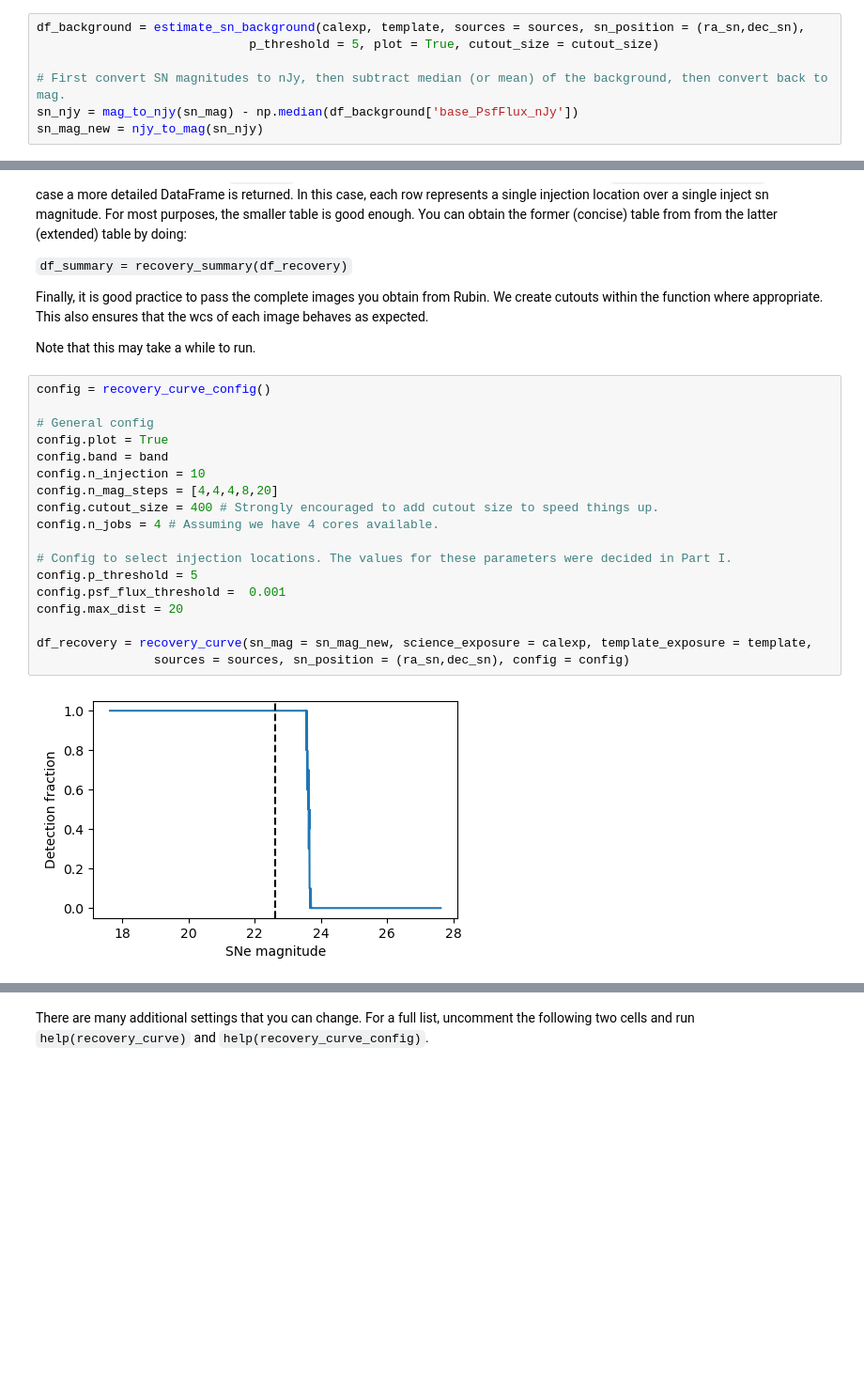
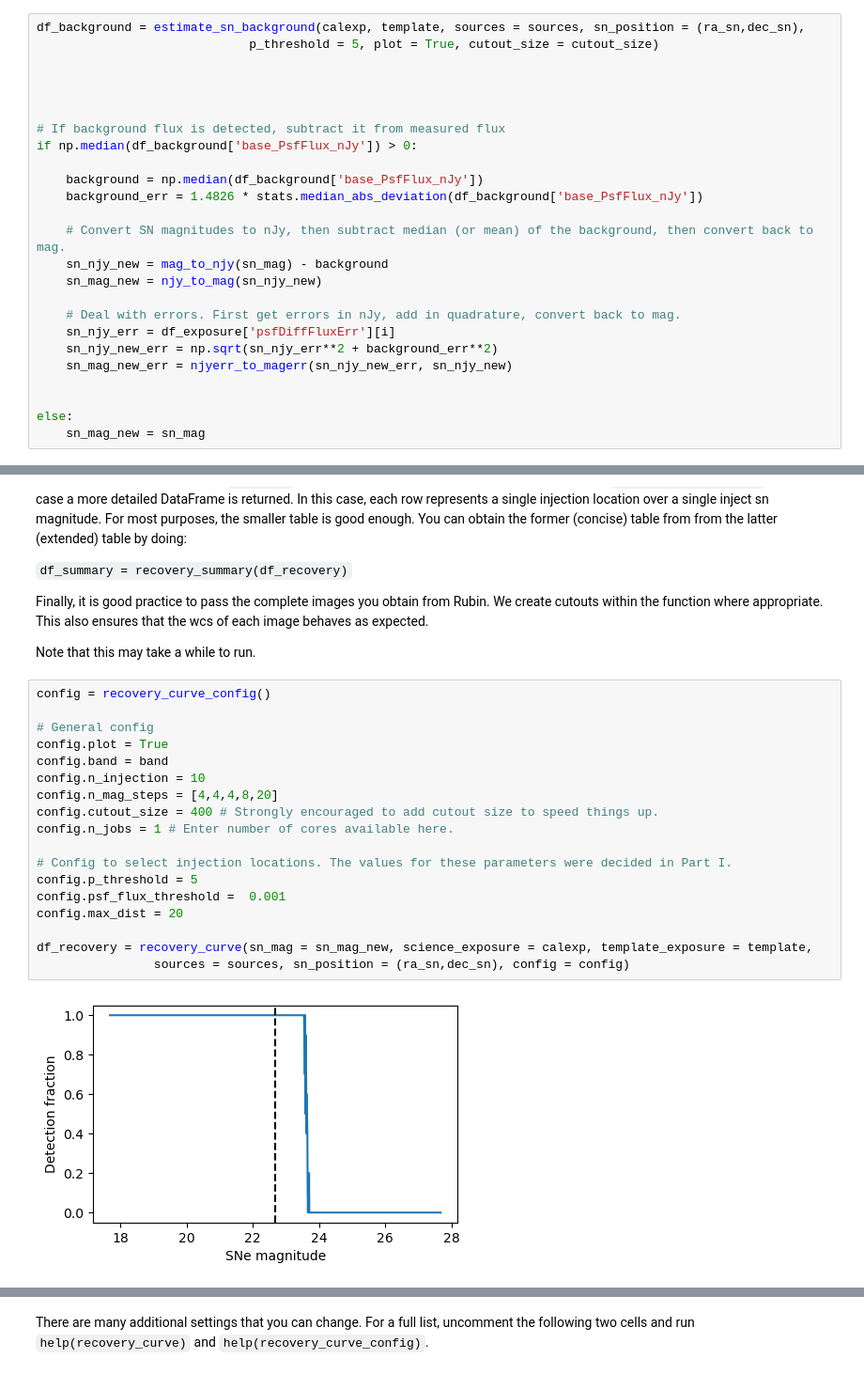
Before and after one commit to tobiasgeron/detect, a Jupyter notebook: tutorial.ipynb, the cells around one changed output, grey strips where cells are left out. Shown at 94% size. Cells and saved outputs as stored; diff of their text form; blank space fills up the shorter version.

```diff
--- a/tutorial.ipynb
+++ b/tutorial.ipynb
@@ -352,9 +353,27 @@ There can be a lot of detections at various places in this image, even when ther
 df_background = estimate_sn_background(calexp, template, sources = sources, sn_position = (ra_sn,dec_sn),
                              p_threshold = 5, plot = True, cutout_size = cutout_size)
 
-# First convert SN magnitudes to nJy, then subtract median (or mean) of the background, then convert back to mag.
-sn_njy = mag_to_njy(sn_mag) - np.median(df_background['base_PsfFlux_nJy'])
-sn_mag_new = njy_to_mag(sn_njy)
+
+
+
+# If background flux is detected, subtract it from measured flux
+if np.median(df_background['base_PsfFlux_nJy']) > 0:
+
+    background = np.median(df_background['base_PsfFlux_nJy'])
+    background_err = 1.4826 * stats.median_abs_deviation(df_background['base_PsfFlux_nJy'])
+
+    # Convert SN magnitudes to nJy, then subtract median (or mean) of the background, then convert back to mag.
+    sn_njy_new = mag_to_njy(sn_mag) - background
+    sn_mag_new = njy_to_mag(sn_njy_new)
+
+    # Deal with errors. First get errors in nJy, add in quadrature, convert back to mag.
+    sn_njy_err = df_exposure['psfDiffFluxErr'][i]
+    sn_njy_new_err = np.sqrt(sn_njy_err**2 + background_err**2)
+    sn_mag_new_err = njyerr_to_magerr(sn_njy_new_err, sn_njy_new)
+
+
+else:
+    sn_mag_new = sn_mag
 # %% [output]
 [figure]
 # %%
@@ -386,23 +405,23 @@ Note that this may take a while to run.
 # %%
 config = recovery_curve_config()
 
 # General config
 config.plot = True
 config.band = band
 config.n_injection = 10
 config.n_mag_steps = [4,4,4,8,20]
 config.cutout_size = 400 # Strongly encouraged to add cutout size to speed things up.
-config.n_jobs = 4 # Assuming we have 4 cores available.
+config.n_jobs = 1 # Enter number of cores available here.
 
 # Config to select injection locations. The values for these parameters were decided in Part I.
 config.p_threshold = 5
 config.psf_flux_threshold =  0.001
 config.max_dist = 20
 
 df_recovery = recovery_curve(sn_mag = sn_mag_new, science_exposure = calexp, template_exposure = template,
                 sources = sources, sn_position = (ra_sn,dec_sn), config = config)
 # %% [output]
-[figure, old version]
+[figure, new version]
 # %%
 df_recovery
 # %% [output]
```
Also changed, not shown: parts of 12 cells of this notebook, 1 other file.
